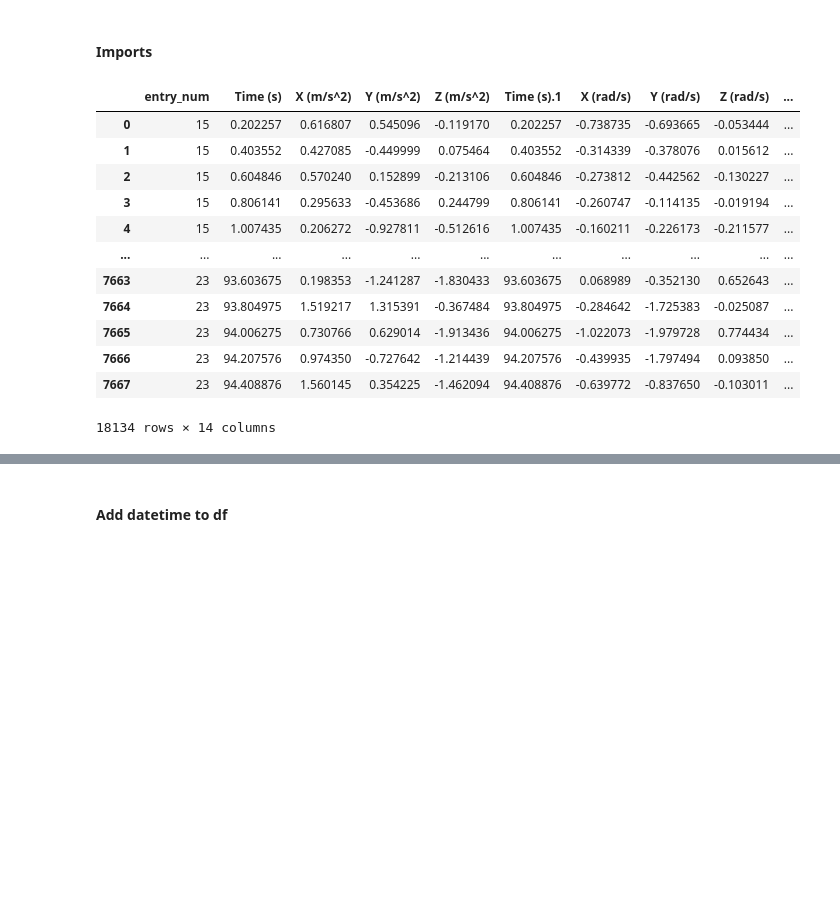
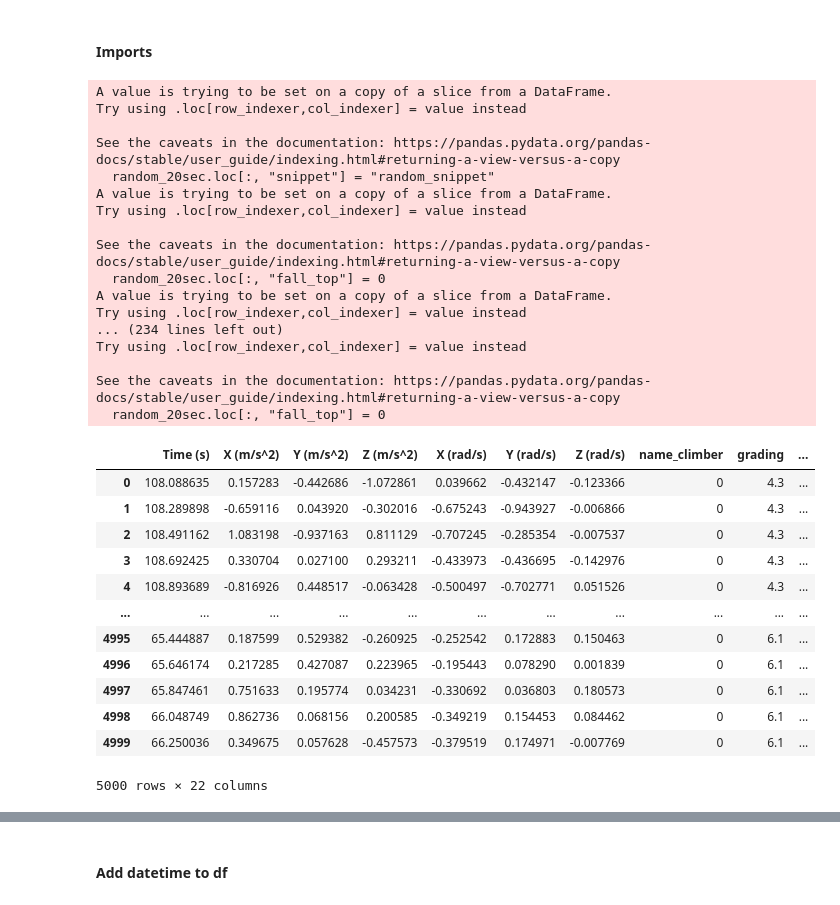
Before and after one commit to timmooren/ML4QS, a Jupyter notebook: ryo.ipynb, the cells around one changed output, grey strips where cells are left out. Drawn from its saved outputs; the diff is of its cells as text; code cells hidden in the pictures; blank space fills up the shorter version.

```diff
--- a/ryo.ipynb
+++ b/ryo.ipynb
@@ -12,16 +14,53 @@ data = pd.concat([data_sien, data_tim])
-# %%
-data
-# %% [output]
-|  | entry_num | Time (s) | X (m/s^2) | Y (m/s^2) | Z (m/s^2) | Time (s).1 | X (rad/s) | Y (rad/s) | Z (rad/s) | ... |
-| 0 | 15 | 0.202257 | 0.616807 | 0.545096 | -0.119170 | 0.202257 | -0.738735 | -0.693665 | -0.053444 | ... |
-| 1 | 15 | 0.403552 | 0.427085 | -0.449999 | 0.075464 | 0.403552 | -0.314339 | -0.378076 | 0.015612 | ... |
-| 2 | 15 | 0.604846 | 0.570240 | 0.152899 | -0.213106 | 0.604846 | -0.273812 | -0.442562 | -0.130227 | ... |
-| 3 | 15 | 0.806141 | 0.295633 | -0.453686 | 0.244799 | 0.806141 | -0.260747 | -0.114135 | -0.019194 | ... |
-| 4 | 15 | 1.007435 | 0.206272 | -0.927811 | -0.512616 | 1.007435 | -0.160211 | -0.226173 | -0.211577 | ... |
-| ... | ... | ... | ... | ... | ... | ... | ... | ... | ... | ... |
-| 7663 | 23 | 93.603675 | 0.198353 | -1.241287 | -1.830433 | 93.603675 | 0.068989 | -0.352130 | 0.652643 | ... |
-| 7664 | 23 | 93.804975 | 1.519217 | 1.315391 | -0.367484 | 93.804975 | -0.284642 | -1.725383 | -0.025087 | ... |
-| 7665 | 23 | 94.006275 | 0.730766 | 0.629014 | -1.913436 | 94.006275 | -1.022073 | -1.979728 | 0.774434 | ... |
-| 7666 | 23 | 94.207576 | 0.974350 | -0.727642 | -1.214439 | 94.207576 | -0.439935 | -1.797494 | 0.093850 | ... |
-| 7667 | 23 | 94.408876 | 1.560145 | 0.354225 | -1.462094 | 94.408876 | -0.639772 | -0.837650 | -0.103011 | ... |
-18134 rows × 14 columns
+# %%
+data = cd.combine_start_dfs(data_sien, data_tim)
+# change name climber to numerical value
+data['name_climber'] = data['name_climber'].map({'sien':0,'tim':1})
+# drop weird column (SIEN's FAULT)
+data = data.drop(columns = ['Time (s).1'])
+# drop climber rating var
+data = cd.drop_climber_rating(data)
+# add datetime var
+data = cd.add_datetime(data)
+# add heart-rate var
+# TODO
+# cut falls
+data = cd.cut_fall(data)
+
+data = fe.features(data)
+data.grading = data.grading.apply(fe.french_grade_to_num)
+
+data = create_snippets(data, 20, 5)
+data = change_climb_ID(data)
+
+data
+# %% [output]
+A value is trying to be set on a copy of a slice from a DataFrame.
+Try using .loc[row_indexer,col_indexer] = value instead
+
+See the caveats in the documentation: https://pandas.pydata.org/pandas-docs/stable/user_guide/indexing.html#returning-a-view-versus-a-copy
+  random_20sec.loc[:, "snippet"] = "random_snippet"
+A value is trying to be set on a copy of a slice from a DataFrame.
+Try using .loc[row_indexer,col_indexer] = value instead
+
+See the caveats in the documentation: https://pandas.pydata.org/pandas-docs/stable/user_guide/indexing.html#returning-a-view-versus-a-copy
+  random_20sec.loc[:, "fall_top"] = 0
+A value is trying to be set on a copy of a slice from a DataFrame.
+Try using .loc[row_indexer,col_indexer] = value instead
+... (234 lines left out)
+Try using .loc[row_indexer,col_indexer] = value instead
+
+See the caveats in the documentation: https://pandas.pydata.org/pandas-docs/stable/user_guide/indexing.html#returning-a-view-versus-a-copy
+  random_20sec.loc[:, "fall_top"] = 0
+|  | Time (s) | X (m/s^2) | Y (m/s^2) | Z (m/s^2) | X (rad/s) | Y (rad/s) | Z (rad/s) | name_climber | grading | ... |
+| 0 | 108.088635 | 0.157283 | -0.442686 | -1.072861 | 0.039662 | -0.432147 | -0.123366 | 0 | 4.3 | ... |
+| 1 | 108.289898 | -0.659116 | 0.043920 | -0.302016 | -0.675243 | -0.943927 | -0.006866 | 0 | 4.3 | ... |
+| 2 | 108.491162 | 1.083198 | -0.937163 | 0.811129 | -0.707245 | -0.285354 | -0.007537 | 0 | 4.3 | ... |
+| 3 | 108.692425 | 0.330704 | 0.027100 | 0.293211 | -0.433973 | -0.436695 | -0.142976 | 0 | 4.3 | ... |
+| 4 | 108.893689 | -0.816926 | 0.448517 | -0.063428 | -0.500497 | -0.702771 | 0.051526 | 0 | 4.3 | ... |
+| ... | ... | ... | ... | ... | ... | ... | ... | ... | ... | ... |
+| 4995 | 65.444887 | 0.187599 | 0.529382 | -0.260925 | -0.252542 | 0.172883 | 0.150463 | 0 | 6.1 | ... |
+| 4996 | 65.646174 | 0.217285 | 0.427087 | 0.223965 | -0.195443 | 0.078290 | 0.001839 | 0 | 6.1 | ... |
+| 4997 | 65.847461 | 0.751633 | 0.195774 | 0.034231 | -0.330692 | 0.036803 | 0.180573 | 0 | 6.1 | ... |
+| 4998 | 66.048749 | 0.862736 | 0.068156 | 0.200585 | -0.349219 | 0.154453 | 0.084462 | 0 | 6.1 | ... |
+| 4999 | 66.250036 | 0.349675 | 0.057628 | -0.457573 | -0.379519 | 0.174971 | -0.007769 | 0 | 6.1 | ... |
+5000 rows × 22 columns
```
Also changed, not shown: parts of 3 cells of this notebook, 2 other files.
